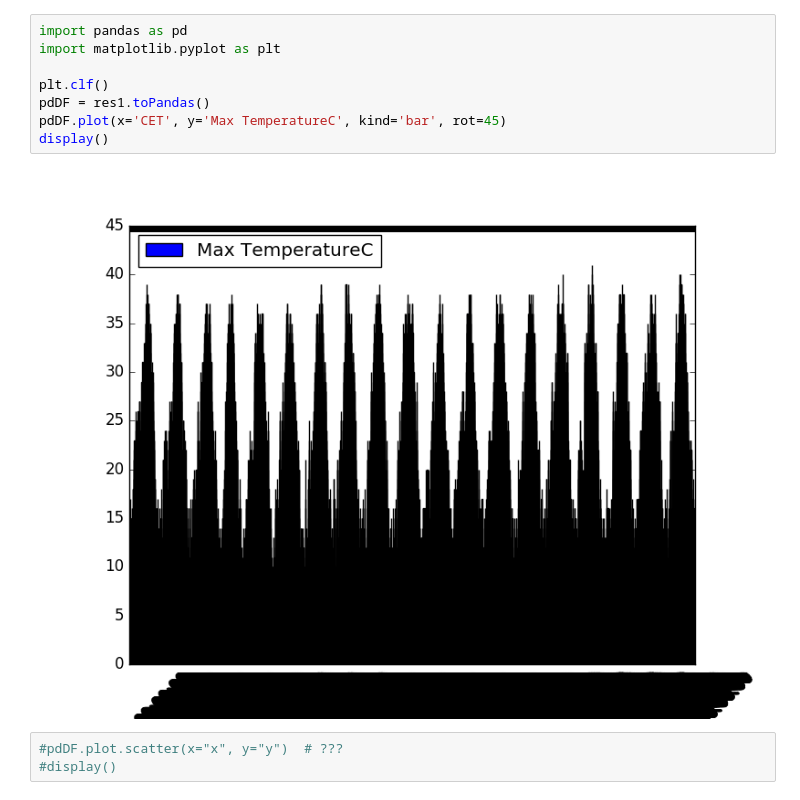
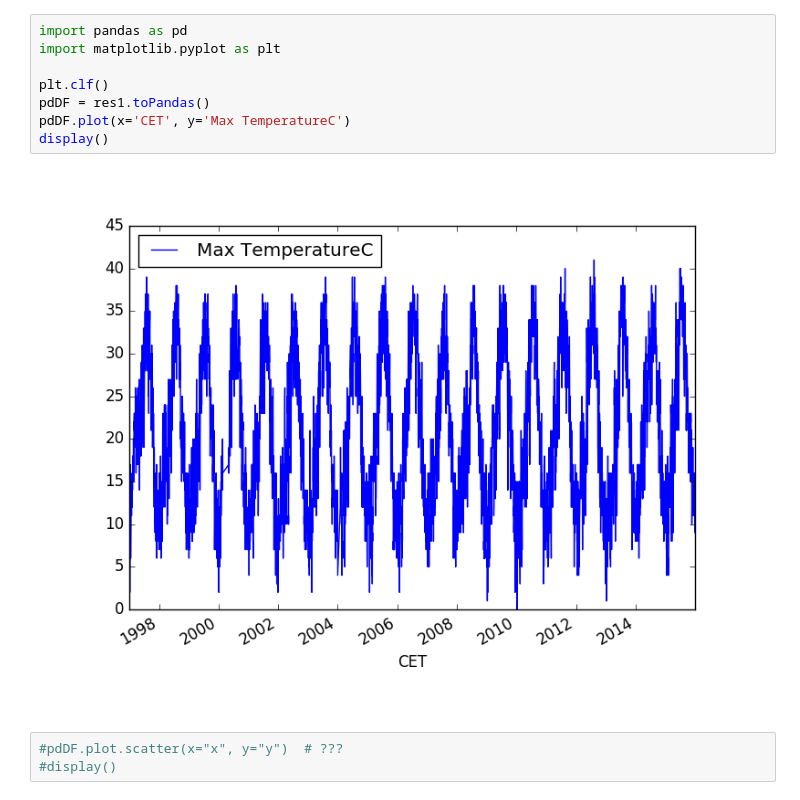
Before and after one commit to TSchiefer/IE_BigData_Project, a Jupyter notebook: Madrid.ipynb, the cells around one changed output. Drawn from its saved outputs; the diff is of its cells as text.

```diff
--- a/Madrid.ipynb
+++ b/Madrid.ipynb
@@ -19,13 +19,13 @@ res1.show()
 # %%
 import pandas as pd
 import matplotlib.pyplot as plt
 
 plt.clf()
 pdDF = res1.toPandas()
-pdDF.plot(x='CET', y='Max TemperatureC', kind='bar', rot=45)
+pdDF.plot(x='CET', y='Max TemperatureC')
 display()
 # %% [output]
-[figure, old version]
+[figure, new version]
 # %%
 #pdDF.plot.scatter(x="x", y="y")  # ???
 #display()
```
Also changed, not shown: parts of 17 cells of this notebook.
